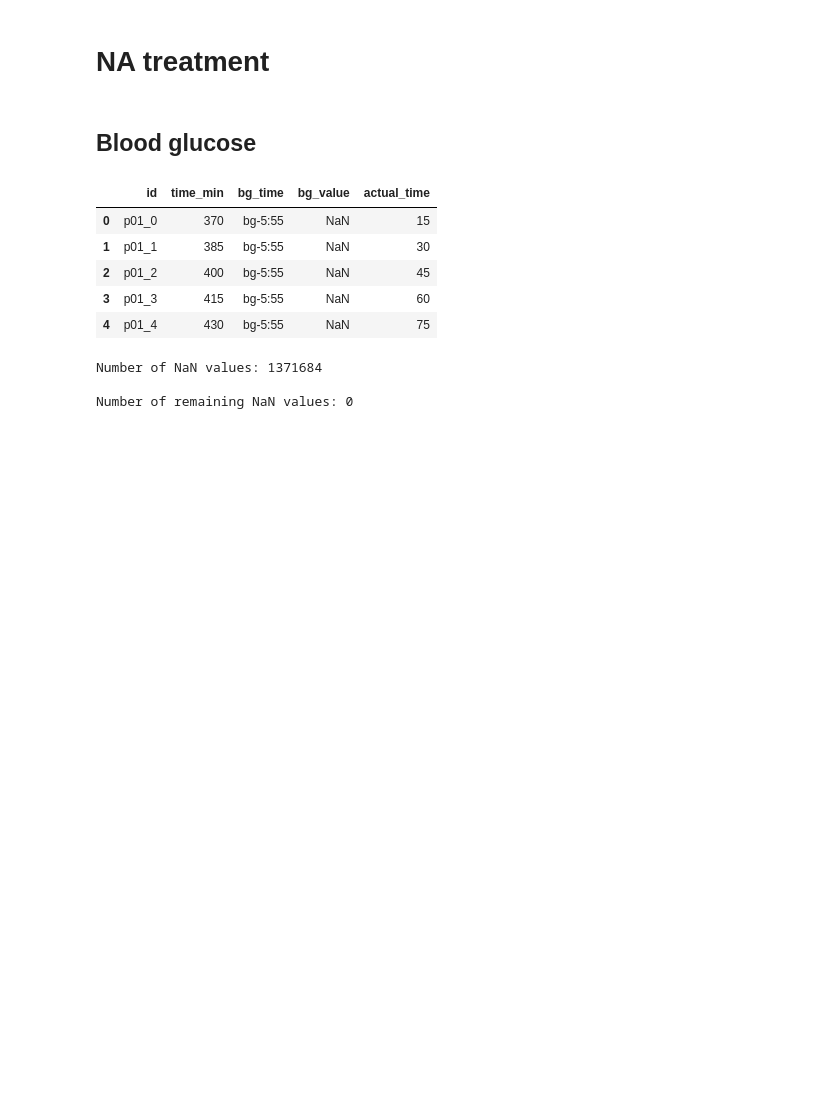
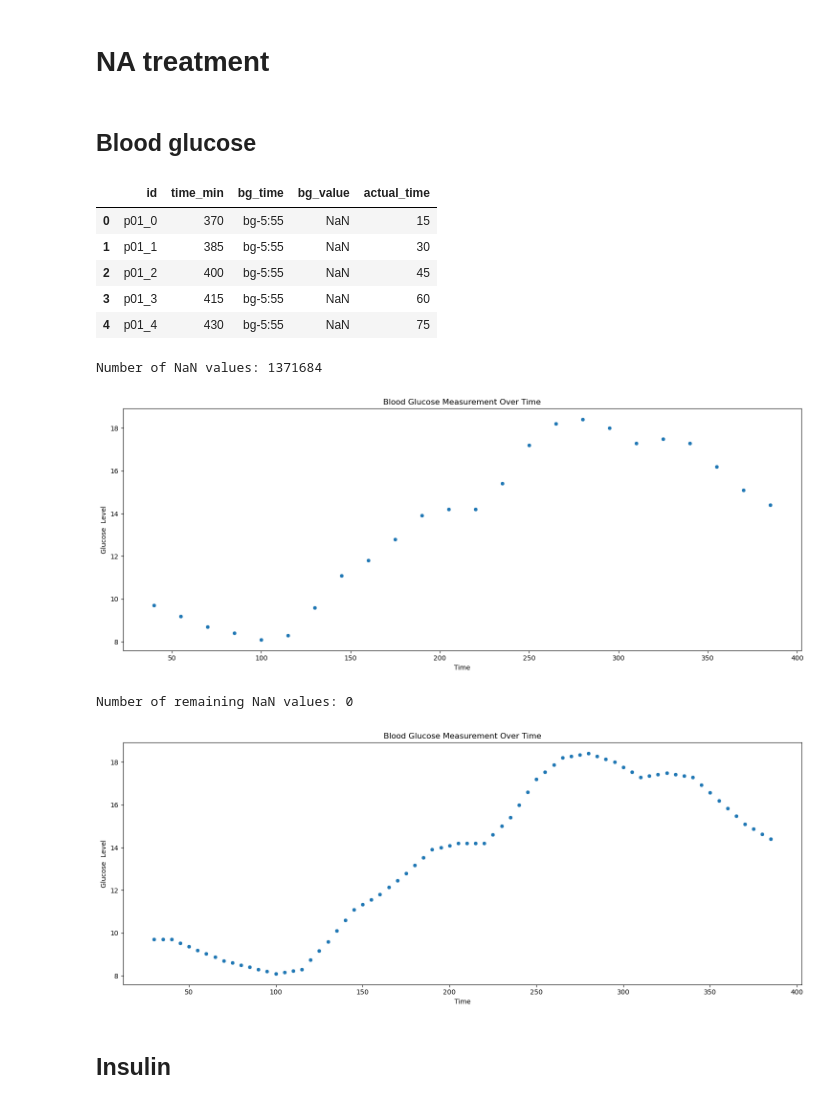
Before and after one commit to juliettemaes/Blood-Glucose-Prediction, a Jupyter notebook: src/preprocessing_data.ipynb, the cells around one changed output. Saved outputs shown, nothing was run; the diff lists cells and outputs as text; code cells hidden in the pictures; blank space fills up the shorter version.

Commit message:
data vis, NAs blood, insulin and carbs

```diff
--- a/src/preprocessing_data.ipynb
+++ b/src/preprocessing_data.ipynb
@@ -34,7 +34,7 @@ def actual_time(df, col_var):
 # %% [markdown]
 ## Blood glucose
 # %%
-bg_columns = [col for col in train.columns if col.startswith('bg')]
+bg_columns = [col for col in train.columns if col.startswith('bg-')]
 bg_df = pd.melt(train, id_vars=['id', 'time_min'], value_vars=bg_columns, var_name='bg_time', value_name='bg_value')
 bg_df = actual_time(bg_df, 'bg_time')
 
@@ -58,17 +58,39 @@ def fill_na_values(group):
 
     return group
 # %%
+# Print the number of NaN values before transformation
 nan_count = bg_df['bg_value'].isna().sum()
 print(f"\nNumber of NaN values: {nan_count}")
+
+# Plot an example sample of blood glucose measurements before NA transformation
+plt.figure(figsize=(15, 6))
+sns.scatterplot(x='actual_time', y='bg_value', data=bg_df[bg_df["id"] == "p01_1"])
+plt.title('Blood Glucose Measurement Over Time')
+plt.xlabel('Time')
+plt.ylabel('Glucose  Level')
+plt.tight_layout()
+plt.show()
 
 with warnings.catch_warnings():
     warnings.simplefilter("ignore")
     bg_df = bg_df.groupby('id').apply(fill_na_values).reset_index(drop=True)
 
 # Check if there are any remaining NaN values
 nan_count = bg_df['bg_value'].isna().sum()
 print(f"\nNumber of remaining NaN values: {nan_count}")
+
+# Plot an example sample of blood glucose measurements after NA transformation
+plt.figure(figsize=(15, 6))
+sns.scatterplot(x='actual_time', y='bg_value', data=bg_df[bg_df["id"] == "p01_1"])
+plt.title('Blood Glucose Measurement Over Time')
+plt.xlabel('Time')
+plt.ylabel('Glucose  Level')
+plt.tight_layout()
+plt.show()
 # %% [output]
 Number of NaN values: 1371684
-
-Number of remaining NaN values: 0
+[figure, added]
+Number of remaining NaN values: 0
+[figure, added]
+# %% [markdown]
+## Insulin
```
Also changed, not shown: parts of 12 cells of this notebook.
